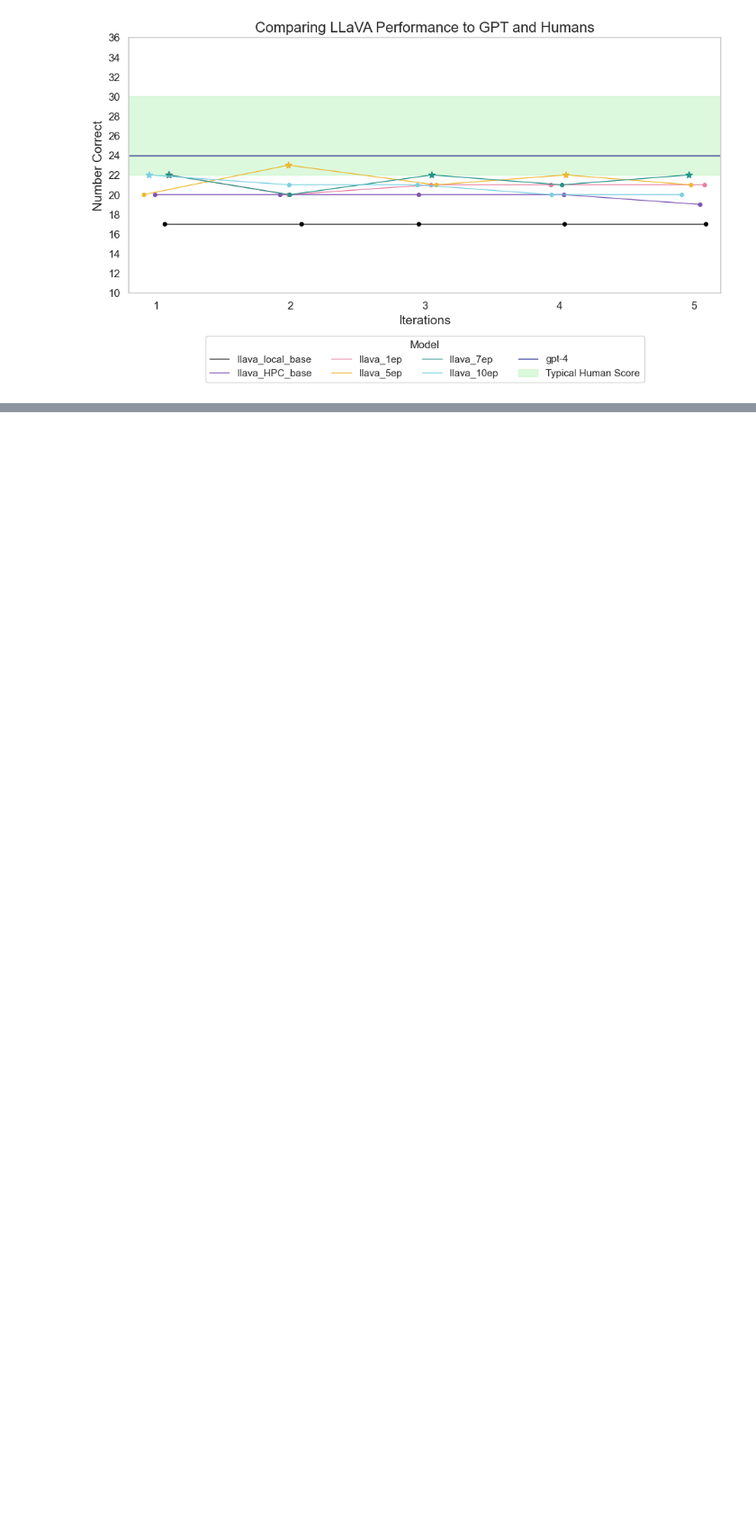
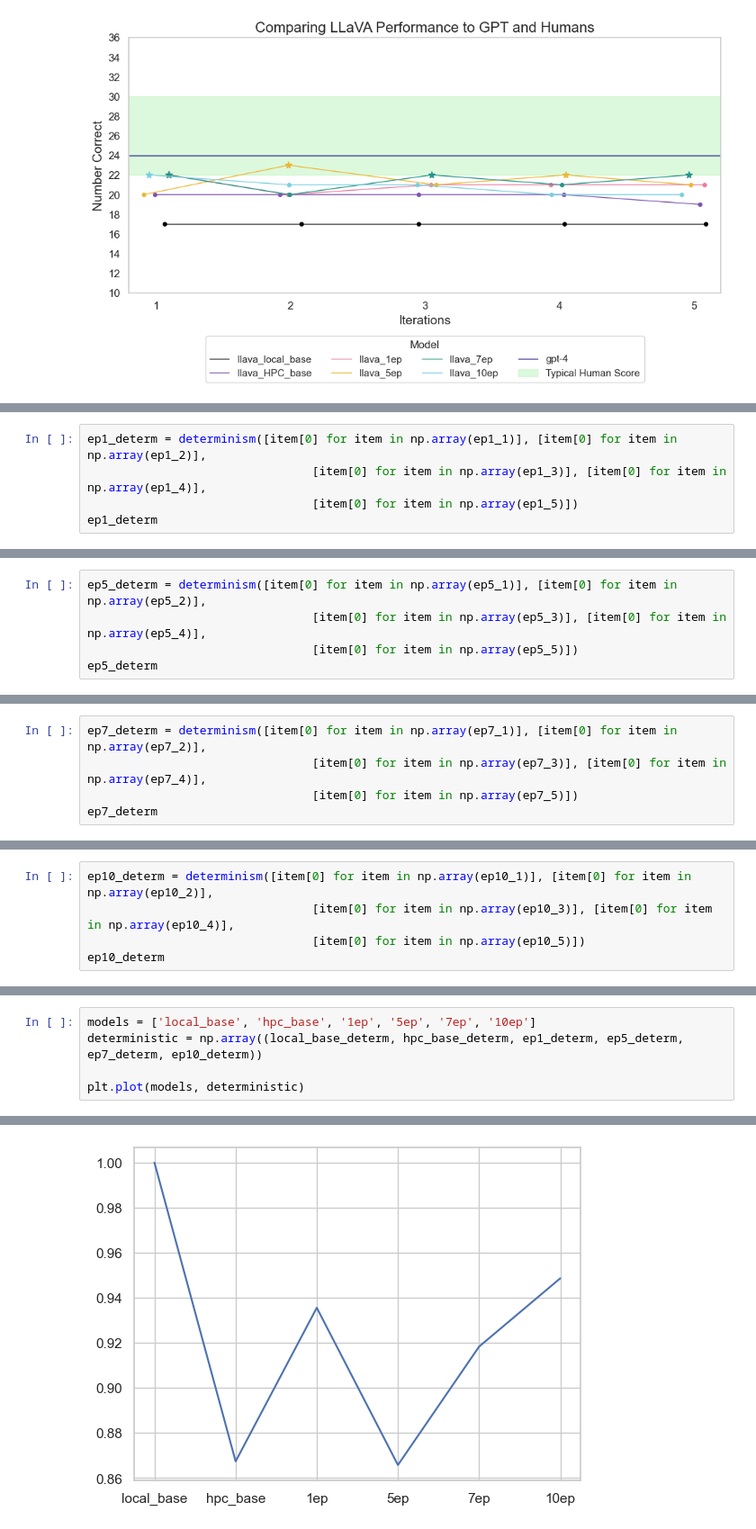
Before and after one commit to bridgetleonard2/Eyes-Mind-Model, a Jupyter notebook: llava_hyak/rmet_analysis.ipynb, the cells around one changed output, grey strips where cells are left out. Shown: that part at 90% size. Cells and saved outputs as stored; diff of their text form; blank space fills up the shorter version.

Commit message:
add determinism analysis

```diff
--- a/llava_hyak/rmet_analysis.ipynb
+++ b/llava_hyak/rmet_analysis.ipynb
@@ -265,0 +310,5 @@ plt.show()
+# %%
+ep1_determ = determinism([item[0] for item in np.array(ep1_1)], [item[0] for item in np.array(ep1_2)],
+                                [item[0] for item in np.array(ep1_3)], [item[0] for item in np.array(ep1_4)],
+                                [item[0] for item in np.array(ep1_5)])
+ep1_determ
@@ -265,0 +317,5 @@ plt.show()
+# %%
+ep5_determ = determinism([item[0] for item in np.array(ep5_1)], [item[0] for item in np.array(ep5_2)],
+                                [item[0] for item in np.array(ep5_3)], [item[0] for item in np.array(ep5_4)],
+                                [item[0] for item in np.array(ep5_5)])
+ep5_determ
@@ -265,0 +324,5 @@ plt.show()
+# %%
+ep7_determ = determinism([item[0] for item in np.array(ep7_1)], [item[0] for item in np.array(ep7_2)],
+                                [item[0] for item in np.array(ep7_3)], [item[0] for item in np.array(ep7_4)],
+                                [item[0] for item in np.array(ep7_5)])
+ep7_determ
@@ -265,0 +331,5 @@ plt.show()
+# %%
+ep10_determ = determinism([item[0] for item in np.array(ep10_1)], [item[0] for item in np.array(ep10_2)],
+                                [item[0] for item in np.array(ep10_3)], [item[0] for item in np.array(ep10_4)],
+                                [item[0] for item in np.array(ep10_5)])
+ep10_determ
@@ -265,0 +338,6 @@ plt.show()
+# %%
+models = ['local_base', 'hpc_base', '1ep', '5ep', '7ep', '10ep']
+deterministic = np.array((local_base_determ, hpc_base_determ, ep1_determ, ep5_determ, ep7_determ, ep10_determ))
+
+plt.plot(models, deterministic)
+# %% [output]
@@ -265,0 +345 @@ plt.show()
+[figure, added]
```
Also changed, not shown: parts of 11 cells of this notebook, 2 other files.
